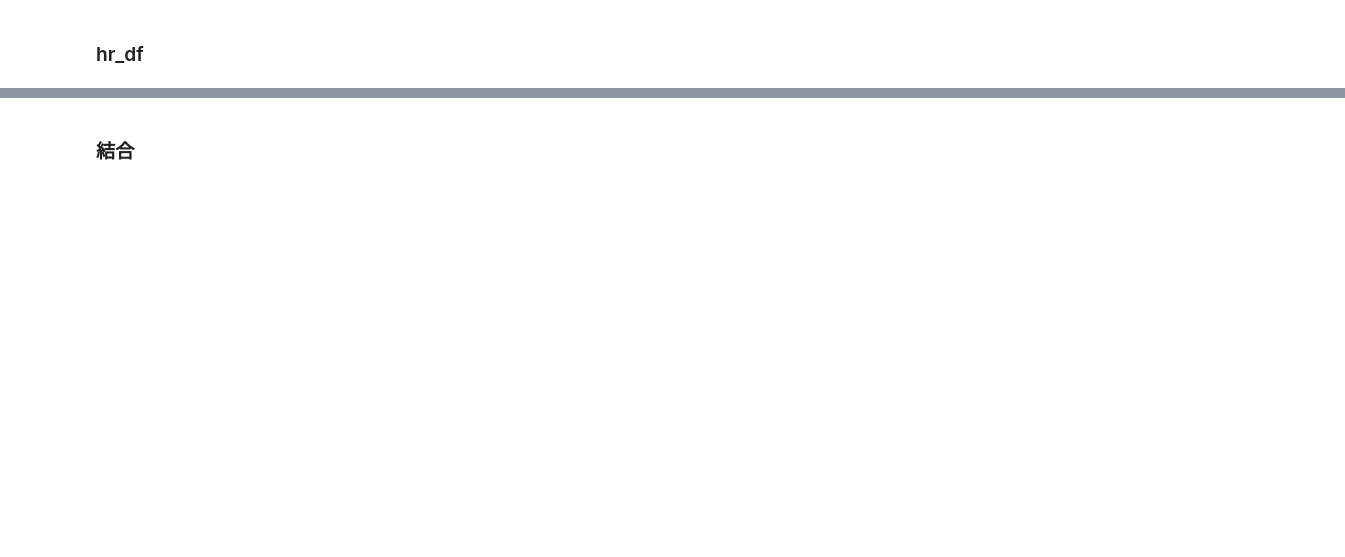
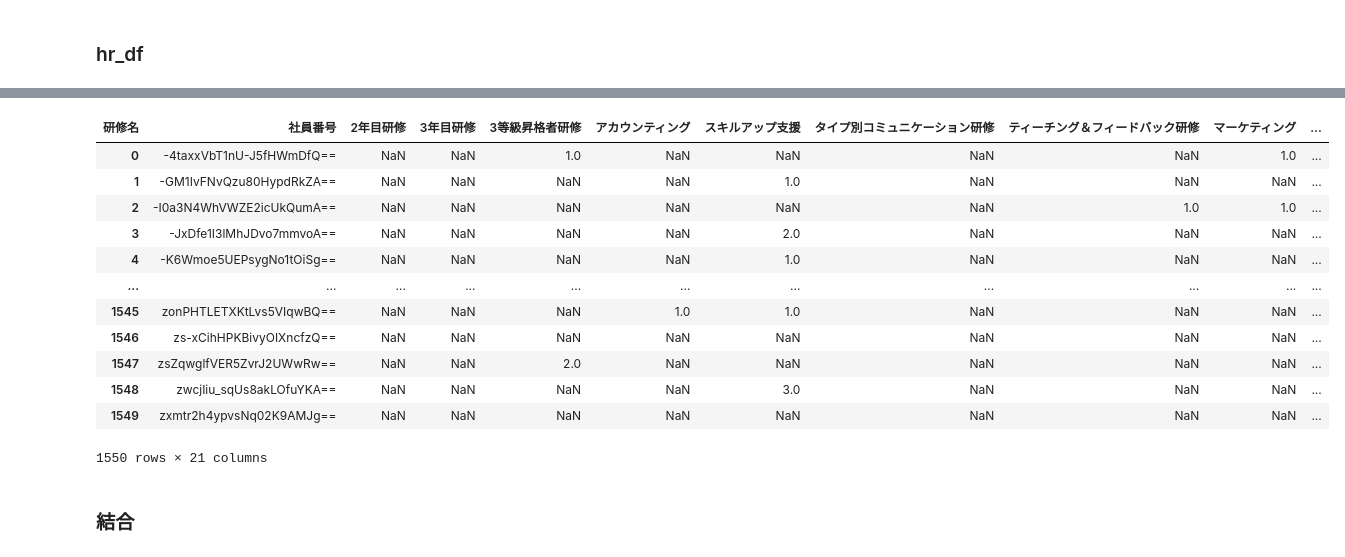
Before and after one commit to yoshi-suke/202507-atma-cup, a Jupyter notebook: test.ipynb, the cells around one changed output, grey strips where cells are left out. Cells and saved outputs as stored; diff of their text form; code cells hidden in the pictures; blank space fills up the shorter version.

```diff
--- a/test.ipynb
+++ b/test.ipynb
@@ -288 +424,5 @@ yFAGKNCnTcaE20floj8eMg==     1
 Name: count, Length: 767, dtype: int64
+# %%
+print(hr_df.shape)
+hr_df_unique = hr_df.drop_duplicates(subset=hr_df.columns)
+print(hr_df_unique.shape)
@@ -288,0 +446,3 @@ Name: count, Length: 767, dtype: int64
+# %%
+hr_df_unique["研修名"] = hr_df_unique["研修名"].fillna("スキルアップ支援")
+hr_df_unique
@@ -288,0 +468,4 @@ Name: count, Length: 767, dtype: int64
+# %%
+hr_df_unique = hr_df_unique.groupby(["社員番号", "研修名"]).size().reset_index()
+hr_df_unique.columns = ["社員番号", "研修名", "count"]
+hr_df_unique
@@ -289,3 +500,20 @@ Name: count, Length: 767, dtype: int64
+# %%
+hr_df_unique_pivot = hr_df_unique.pivot(index="社員番号", columns="研修名", values="count").reset_index()
+hr_df_unique_pivot
+# %% [output]
+| 研修名 | 社員番号 | 2年目研修 | 3年目研修 | 3等級昇格者研修 | アカウンティング | スキルアップ支援 | タイプ別コミュニケーション研修 | ティーチング＆フィードバック研修 | マーケティング | ... |
+| 0 | -4taxxVbT1nU-J5fHWmDfQ== | NaN | NaN | 1.0 | NaN | NaN | NaN | NaN | 1.0 | ... |
+| 1 | -GM1IvFNvQzu80HypdRkZA== | NaN | NaN | NaN | NaN | 1.0 | NaN | NaN | NaN | ... |
+| 2 | -I0a3N4WhVWZE2icUkQumA== | NaN | NaN | NaN | NaN | NaN | NaN | 1.0 | 1.0 | ... |
+| 3 | -JxDfe1I3lMhJDvo7mmvoA== | NaN | NaN | NaN | NaN | 2.0 | NaN | NaN | NaN | ... |
+| 4 | -K6Wmoe5UEPsygNo1tOiSg== | NaN | NaN | NaN | NaN | 1.0 | NaN | NaN | NaN | ... |
+| ... | ... | ... | ... | ... | ... | ... | ... | ... | ... | ... |
+| 1545 | zonPHTLETXKtLvs5VIqwBQ== | NaN | NaN | NaN | 1.0 | 1.0 | NaN | NaN | NaN | ... |
+| 1546 | zs-xCihHPKBivyOIXncfzQ== | NaN | NaN | NaN | NaN | NaN | NaN | NaN | NaN | ... |
+| 1547 | zsZqwglfVER5ZvrJ2UWwRw== | NaN | NaN | 2.0 | NaN | NaN | NaN | NaN | NaN | ... |
+| 1548 | zwcjIiu_sqUs8akLOfuYKA== | NaN | NaN | NaN | NaN | 3.0 | NaN | NaN | NaN | ... |
+| 1549 | zxmtr2h4ypvsNq02K9AMJg== | NaN | NaN | NaN | NaN | NaN | NaN | NaN | NaN | ... |
+1550 rows × 21 columns
 # %% [markdown]
 ### 結合
 # %%
```
Also changed, not shown: parts of 26 cells of this notebook, 5 other files.
